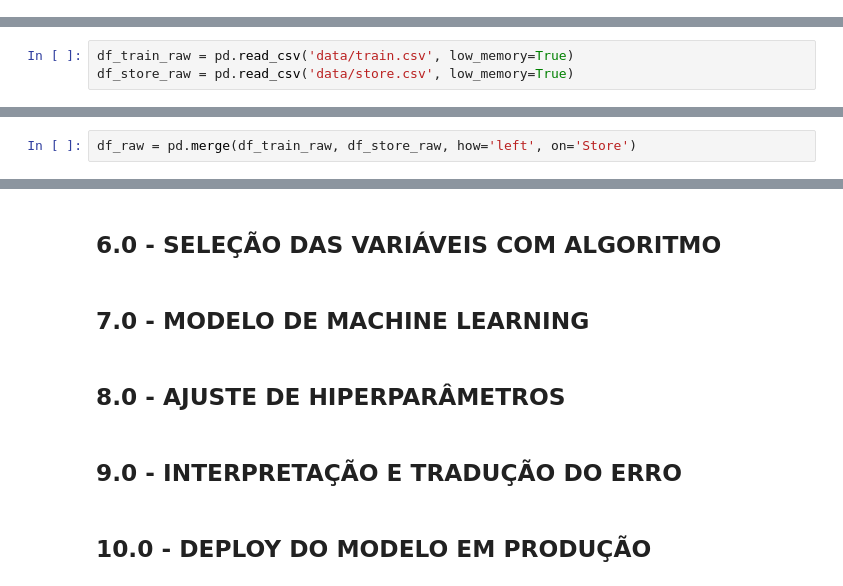
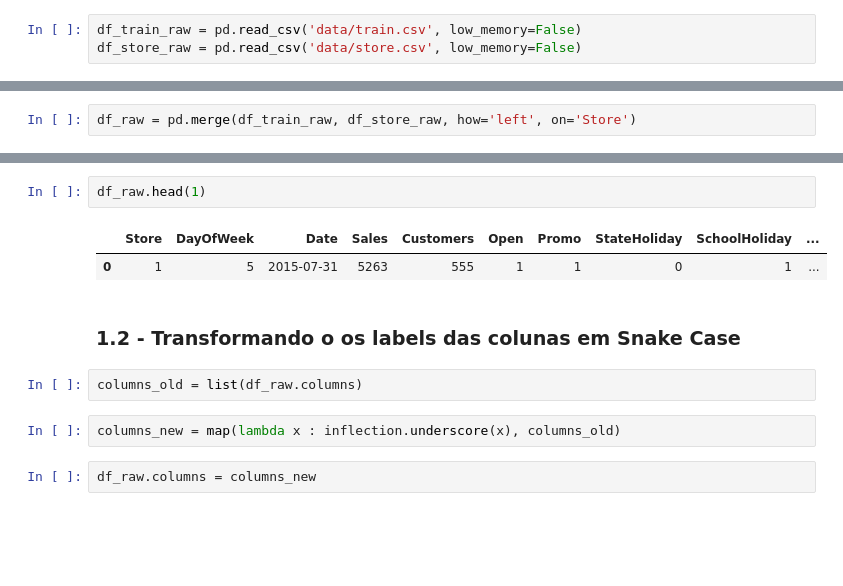
Before and after one commit to RicardoPaganini/Rossmann-Store-Sales, a Jupyter notebook: rossmann-store-sales.ipynb, the cells around one changed output, grey strips where cells are left out. Drawn from its saved outputs; the diff is of its cells as text; blank space fills up the shorter version.

```diff
--- a/rossmann-store-sales.ipynb
+++ b/rossmann-store-sales.ipynb
@@ -8,0 +15,3 @@ import inflection
+# %%
+df_train_raw = pd.read_csv('data/train.csv', low_memory=False)
+df_store_raw = pd.read_csv('data/store.csv', low_memory=False)
@@ -11,3 +29,0 @@ import inflection
-# %%
-df_train_raw = pd.read_csv('data/train.csv', low_memory=True)
-df_store_raw = pd.read_csv('data/store.csv', low_memory=True)
@@ -178,10 +32,13 @@ df2 = df1
-# %% [markdown]
-## 6.0 - SELEÇÃO DAS VARIÁVEIS COM ALGORITMO
-# %% [markdown]
-## 7.0 - MODELO DE MACHINE LEARNING
-# %% [markdown]
-## 8.0 - AJUSTE DE HIPERPARÂMETROS
-# %% [markdown]
-## 9.0 - INTERPRETAÇÃO E TRADUÇÃO DO ERRO
-# %% [markdown]
-## 10.0 - DEPLOY DO MODELO EM PRODUÇÃO
+# %%
+df_raw.head(1)
+# %% [output]
+|  | Store | DayOfWeek | Date | Sales | Customers | Open | Promo | StateHoliday | SchoolHoliday | ... |
+| 0 | 1 | 5 | 2015-07-31 | 5263 | 555 | 1 | 1 | 0 | 1 | ... |
+# %% [markdown]
+### 1.2 - Transformando o os labels das colunas em Snake Case
+# %%
+columns_old = list(df_raw.columns)
+# %%
+columns_new = map(lambda x : inflection.underscore(x), columns_old)
+# %%
+df_raw.columns = columns_new
```
Also changed, not shown: parts of 58 cells of this notebook, 1 other file.
